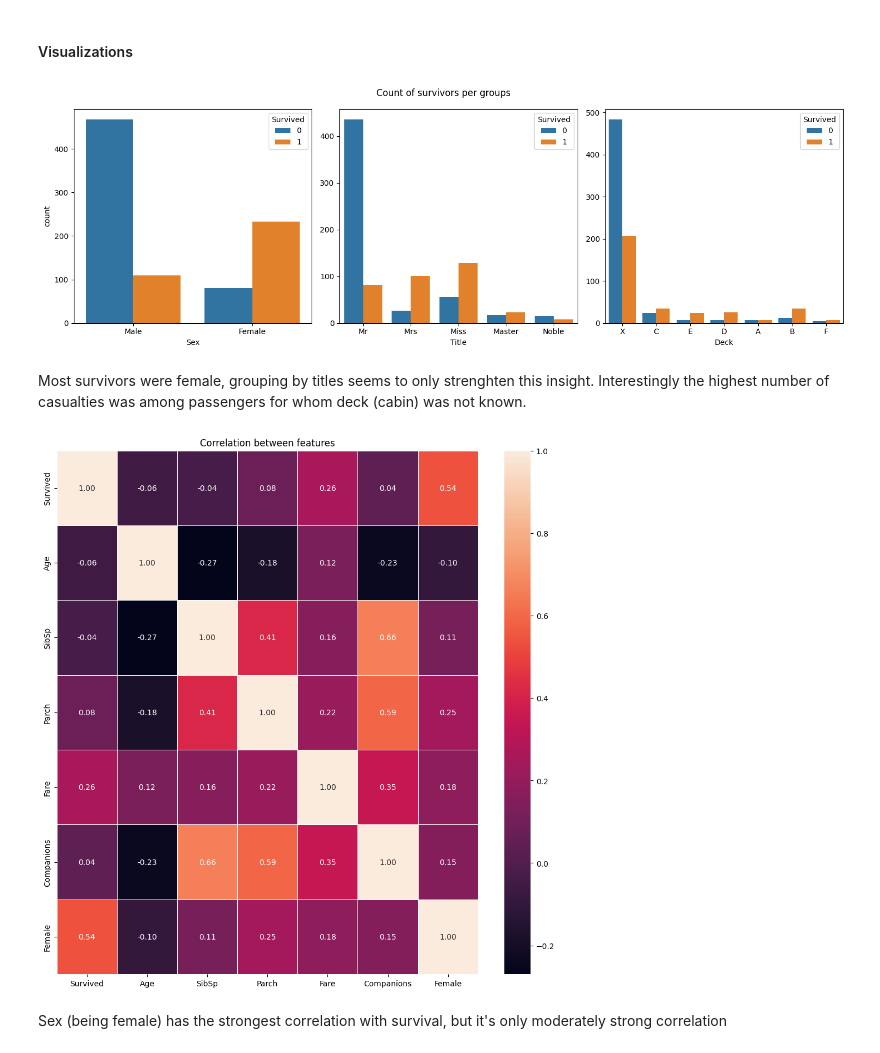
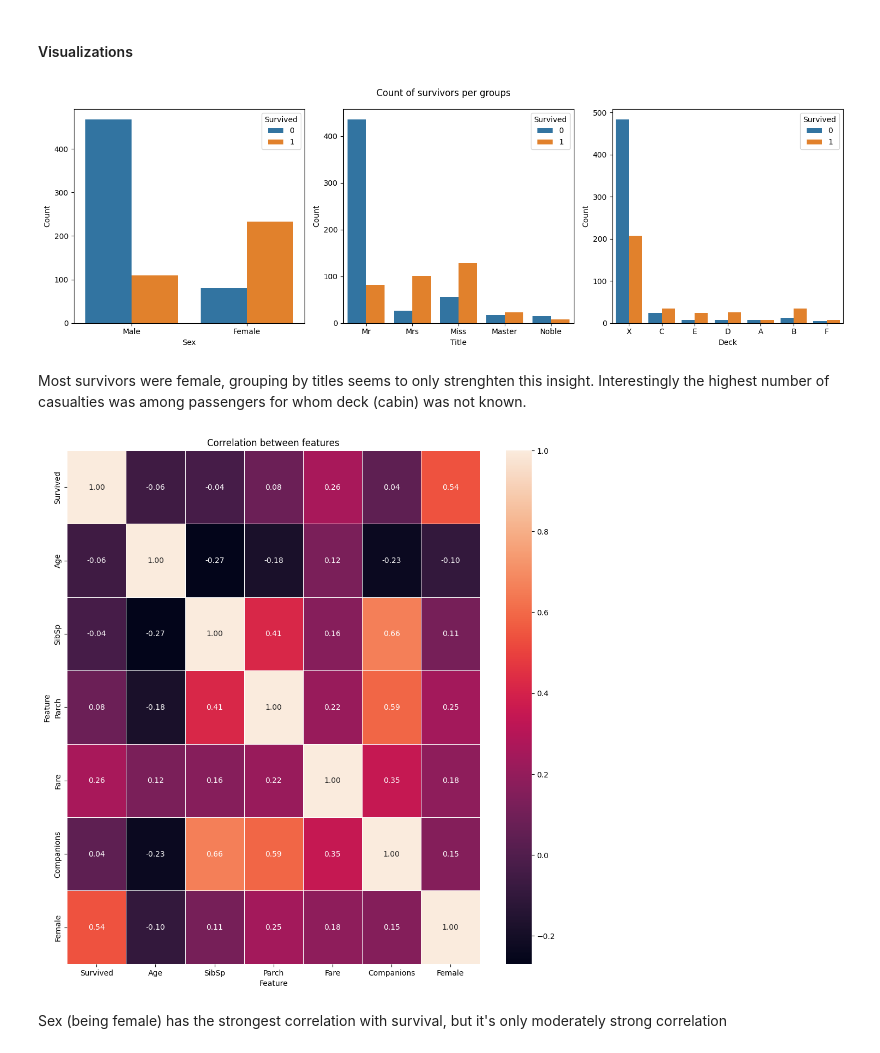
Before and after one commit to patryk126p/ai-programming-foundations-project, a Jupyter notebook: data_workflow.ipynb, the cells around one changed output. Saved outputs shown, nothing was run; the diff lists cells and outputs as text; code cells hidden in the pictures.

Commit message:
add explicit labels to plots

```diff
--- a/data_workflow.ipynb
+++ b/data_workflow.ipynb
@@ -325,24 +325,29 @@ fig, axis = plt.subplots(1, 3, figsize = (15, 5))
 sns.countplot(ax=axis[0], data=df_clean, x="Female", hue="Survived")
 axis[0].set_xticks([0, 1], ["Male", "Female"])
 axis[0].set_xlabel("Sex")
+axis[0].set_ylabel("Count")
 sns.countplot(ax=axis[1], data=df_clean, x="Title", hue="Survived").set(ylabel = None)
+axis[1].set_ylabel("Count")
 sns.countplot(ax=axis[2], data=df_clean, x="Deck", hue="Survived").set(ylabel = None)
+axis[2].set_ylabel("Count")
 fig.suptitle("Count of survivors per groups")
 plt.tight_layout()
 plt.show()
 # %% [output]
-[figure, old version]
+[figure, new version]
 # %% [markdown]
 Most survivors were female, grouping by titles seems to only strenghten this insight. Interestingly the highest number of casualties was among passengers for whom deck (cabin) was not known.
 # %%
 fig, axis = plt.subplots(figsize = (10, 10))
 
 sns.heatmap(corr_df, annot=True, fmt=".2f", linewidths=0.6)
 plt.tight_layout()
 plt.title("Correlation between features")
+plt.xlabel("Feature")
+plt.ylabel("Feature")
 plt.show()
 # %% [output]
-[figure, old version]
+[figure, new version]
 # %% [markdown]
 Sex (being female) has the strongest correlation with survival, but it's only moderately strong correlation
 # %%
```
Also changed, not shown: parts of 1 cell of this notebook.
